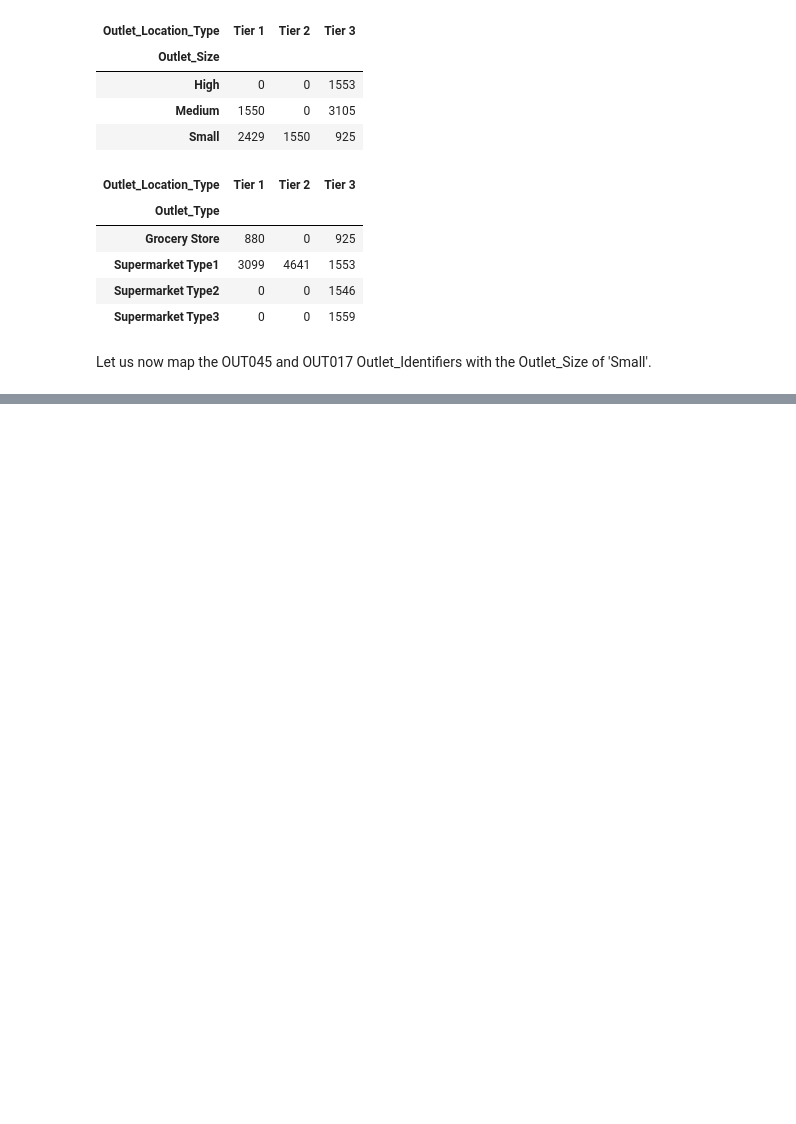
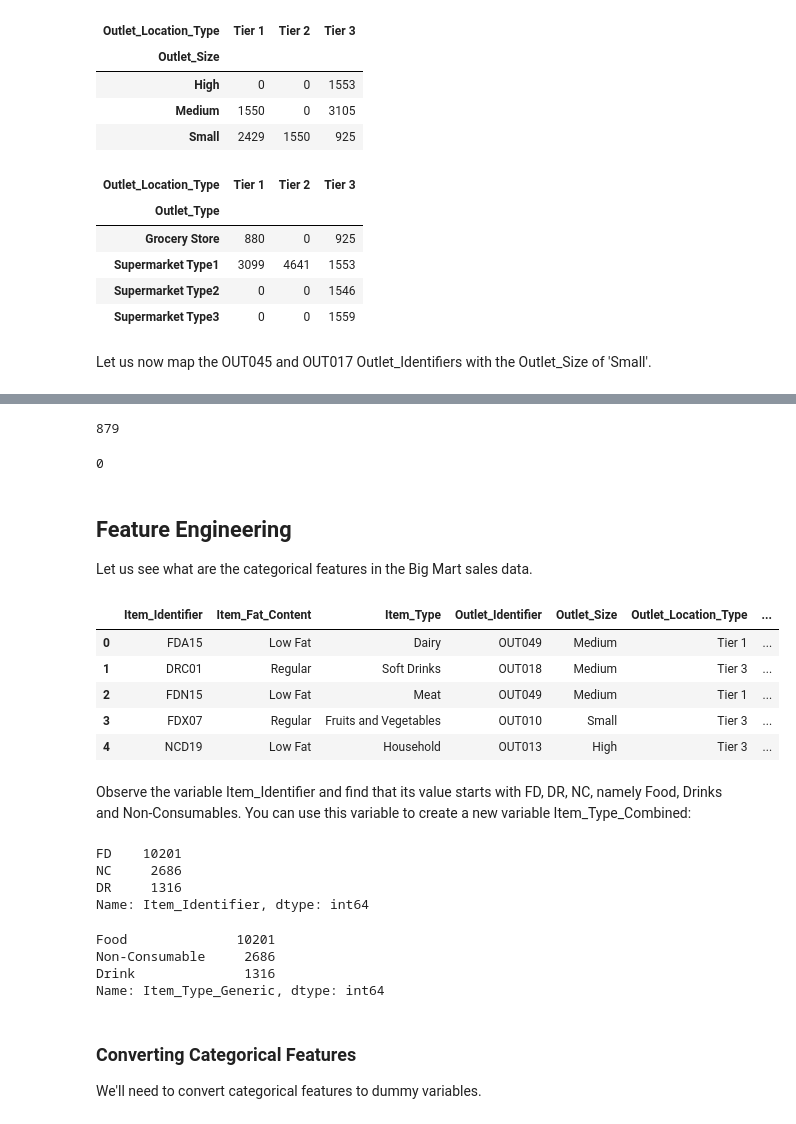
Before and after one commit to ayg15/bigmart-sales, a Jupyter notebook: Big Mart Sales Prediction.ipynb, the cells around one changed output, grey strips where cells are left out. Cells and saved outputs as stored; diff of their text form; code cells hidden in the pictures; blank space fills up the shorter version.

```diff
--- a/Big Mart Sales Prediction.ipynb
+++ b/Big Mart Sales Prediction.ipynb
@@ -505,0 +496,4 @@ sales_df['Item_Visibility'].isnull().sum()
+# %%
+sales_df['Item_Visibility'].isnull().sum()
+# %% [output]
+879
@@ -505,0 +502,39 @@ sales_df['Item_Visibility'].isnull().sum()
+# %%
+sales_df['Item_Visibility'].isnull().sum()
+# %% [output]
+0
+# %% [markdown]
+## Feature Engineering
+
+Let us see what are the categorical features in the Big Mart sales data.
+# %%
+sales_df.select_dtypes(include=[np.object]).head()
+# %% [output]
+|  | Item_Identifier | Item_Fat_Content | Item_Type | Outlet_Identifier | Outlet_Size | Outlet_Location_Type | ... |
+| 0 | FDA15 | Low Fat | Dairy | OUT049 | Medium | Tier 1 | ... |
+| 1 | DRC01 | Regular | Soft Drinks | OUT018 | Medium | Tier 3 | ... |
+| 2 | FDN15 | Low Fat | Meat | OUT049 | Medium | Tier 1 | ... |
+| 3 | FDX07 | Regular | Fruits and Vegetables | OUT010 | Small | Tier 3 | ... |
+| 4 | NCD19 | Low Fat | Household | OUT013 | High | Tier 3 | ... |
+# %% [markdown]
+Observe the variable Item_Identifier and find that its value starts with FD, DR, NC, namely Food, Drinks and Non-Consumables. You can use this variable to create a new variable Item_Type_Combined:
+# %%
+sales_df['Item_Identifier'].apply(lambda x: x[0:2]).value_counts()
+# %% [output]
+FD    10201
+NC     2686
+DR     1316
+Name: Item_Identifier, dtype: int64
+# %%
+sales_df['Item_Type_Generic'] = sales_df['Item_Identifier'].apply(lambda x:x[0:2])
+sales_df['Item_Type_Generic'] = sales_df['Item_Type_Generic'].map({'FD':'Food','NC':'Non-Consumable','DR':'Drink'})
+sales_df['Item_Type_Generic'].value_counts()
+# %% [output]
+Food              10201
+Non-Consumable     2686
+Drink              1316
+Name: Item_Type_Generic, dtype: int64
+# %% [markdown]
+### Converting Categorical Features
+
+We'll need to convert categorical features to dummy variables.
```
Also changed, not shown: parts of 43 cells of this notebook.
